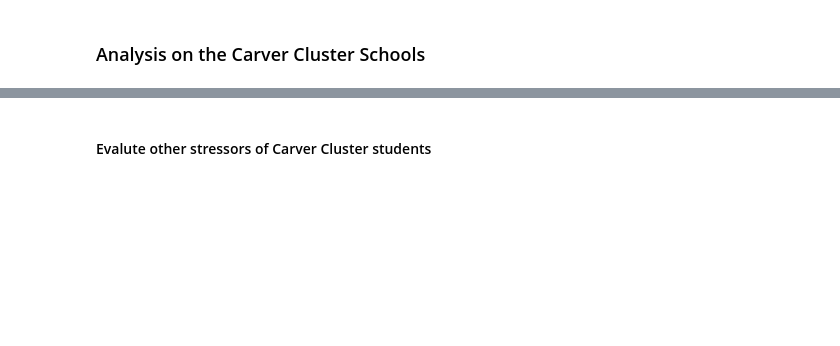
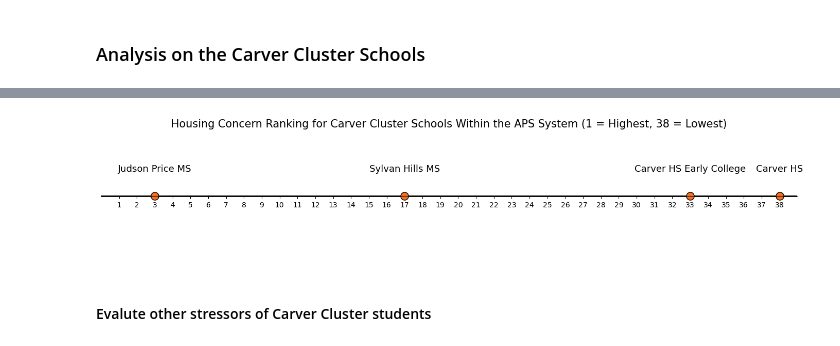
Before and after one commit to win-lau/gadoe-survey, a Jupyter notebook: analysis/carver_cluster.ipynb, the cells around one changed output, grey strips where cells are left out. Drawn from its saved outputs; the diff is of its cells as text; code cells hidden in the pictures; blank space fills up the shorter version.

Commit message:
add carver cluster viz

```diff
--- a/analysis/carver_cluster.ipynb
+++ b/analysis/carver_cluster.ipynb
@@ -37,6 +37,44 @@ display(carver_cluster)
 | 6 | Carver High School Early College | 761 - Carver High School Early Co... | 23 | 503 | 4.572565 |
 | 18 | Judson Price Middle School | 761 - Judson Price Middle School.xls | 24 | 227 | 10.572687 |
 | 32 | Sylvan Hills Middle School | 761 - Sylvan Hills Middle School.xls | 24 | 397 | 6.045340 |
+# %%
+import matplotlib.pyplot as plt
+
+# data
+schools = ["Judson Price MS", "Sylvan Hills MS", "Carver HS Early College", "Carver HS"]
+ranks = [3, 17, 33, 38]
+
+# create figure
+fig, ax = plt.subplots(figsize=(14, 3))
+
+# single horizontal line
+ax.axhline(0, color='black', linewidth=2, zorder=1)
+
+# add dots
+ax.scatter(ranks, [0]*len(ranks), color='#f46f1f', s=120, zorder=2, edgecolor='black')
+
+# add school labels
+for i, name in enumerate(schools):
+    ax.text(ranks[i], 0.02, f"{name}",
+            ha='center', va='bottom', fontsize=13)
+
+# set scale and ticks
+ax.set_xlim(0, 39)
+ax.set_xticks(range(1, 39))
+ax.set_xticklabels(range(1, 39), fontsize=8)
+
+# formatting
+ax.get_yaxis().set_visible(False)
+ax.spines['top'].set_visible(False)
+ax.spines['right'].set_visible(False)
+ax.spines['left'].set_visible(False)
+ax.spines['bottom'].set_position('zero')
+
+plt.title("Housing Concern Ranking for Carver Cluster Schools Within the APS System (1 = Highest, 38 = Lowest)", pad=10, fontsize=15)
+plt.tight_layout()
+plt.show()
+# %% [output]
+[figure, added]
 # %% [markdown]
 #### Evalute other stressors of Carver Cluster students
 # %%
```
Also changed, not shown: parts of 2 cells of this notebook.
